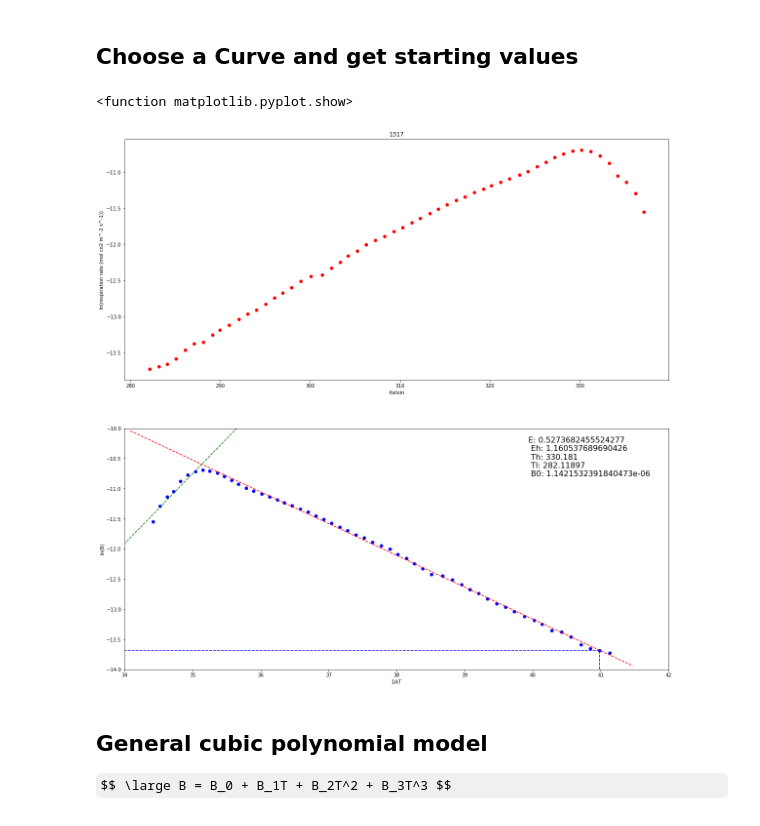
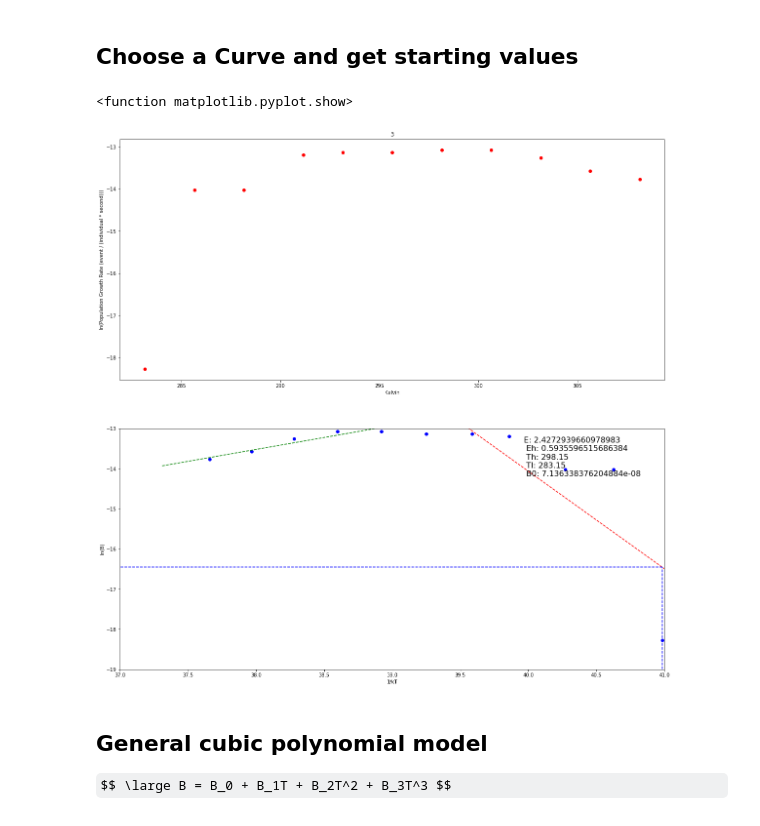
Before and after one commit to dbridg15/CMEECoursework, a Jupyter notebook: CMEEMiniProject/Code/MiniProject.ipynb, the cells around one changed output. Cells and saved outputs as stored; diff of their text form; code cells hidden in the pictures; some formulas as TeX source.

```diff
--- a/CMEEMiniProject/Code/MiniProject.ipynb
+++ b/CMEEMiniProject/Code/MiniProject.ipynb
@@ -97,7 +98,7 @@ GRDF = GRDF.reset_index(drop = True)
 # %% [markdown]
 ## Choose a Curve and get starting values
 # %%
-id = 1317
+id = 3
 
 # which temperature measure to use? ConTemp > AmbientTemp > ResTemp
 curveDF = GRDF[GRDF["NewID"] == id]
@@ -138,34 +139,34 @@ Eh = abs(lm2[0])                          # slope of line for points to left og
 B0 = e**(lm1[0]*(1/(k*283.15)) + lm1[1])  # y = mx +c to get ln(Bo) at 10 degrees
 Th = xVals[np.argmax(ldata)]         # Tpeak
 Tl = min(xVals)                      # The lowest temperture value for which there is a trait value
 # El I will bind so it must be lower than E in the NLLS
 
 # plots!
 
 plt.figure(figsize = (20, 20))
 plt.subplot(211)
 plt.plot(xVals, ldata, 'ro')
 plt.ylabel(ytitle)
 plt.xlabel("Kelvin")
 plt.title(id)
 
 plt.subplot(212)
 plt.plot((1/(xVals*k)), ldata, 'bo')
 abline(slope = lm1[0], intercept = lm1[1], lcol = 'r--')
 abline(slope = lm2[0], intercept = lm2[1], lcol = 'g--')
 plt.plot(((1/(k*283.15)), (1/(k*283.15))), (-10000, np.log(B0)), 'b--')
 plt.plot(((1/(k*283.15)), -10000), (np.log(B0), np.log(B0)), 'b--')
 plt.ylim(np.floor(min(ldata)), np.ceil(max(ldata)))
 plt.xlim(np.floor(min((1/(xVals*k)))), np.ceil(max((1/(xVals*k)))))
 stuff = "E: {} \n Eh: {} \n Th: {} \n Tl: {} \n B0: {}".format(E, Eh, Th, Tl, B0)
 plt.figtext(0.7, 0.4, fontsize = 16, s = stuff)
 plt.xlabel("1/kT")
 plt.ylabel("ln(B)")
 
 plt.show
 # %% [output]
 <function matplotlib.pyplot.show>
-[figure, old version]
+[figure, new version]
 # %% [markdown]
 ## General cubic polynomial model
 
```
Also changed, not shown: parts of 7 cells of this notebook, 7 other files.
